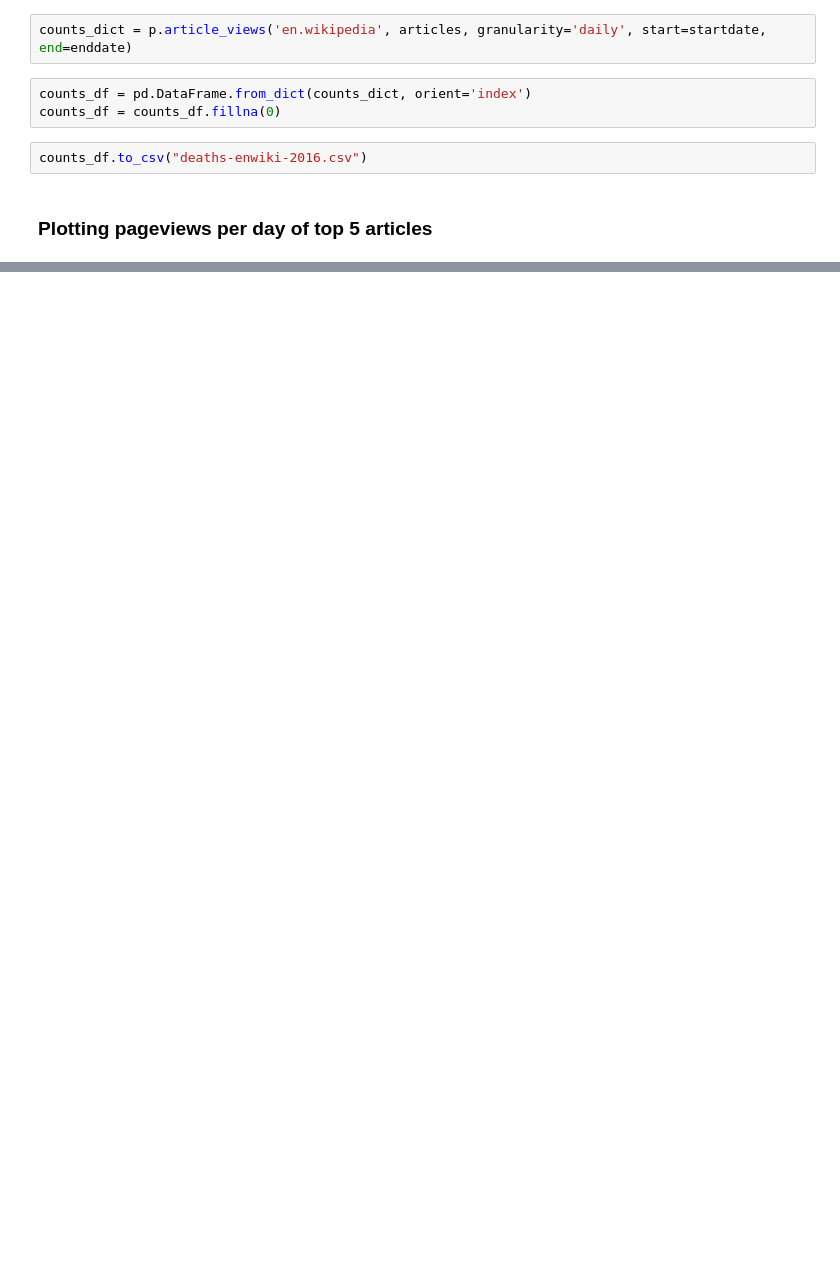
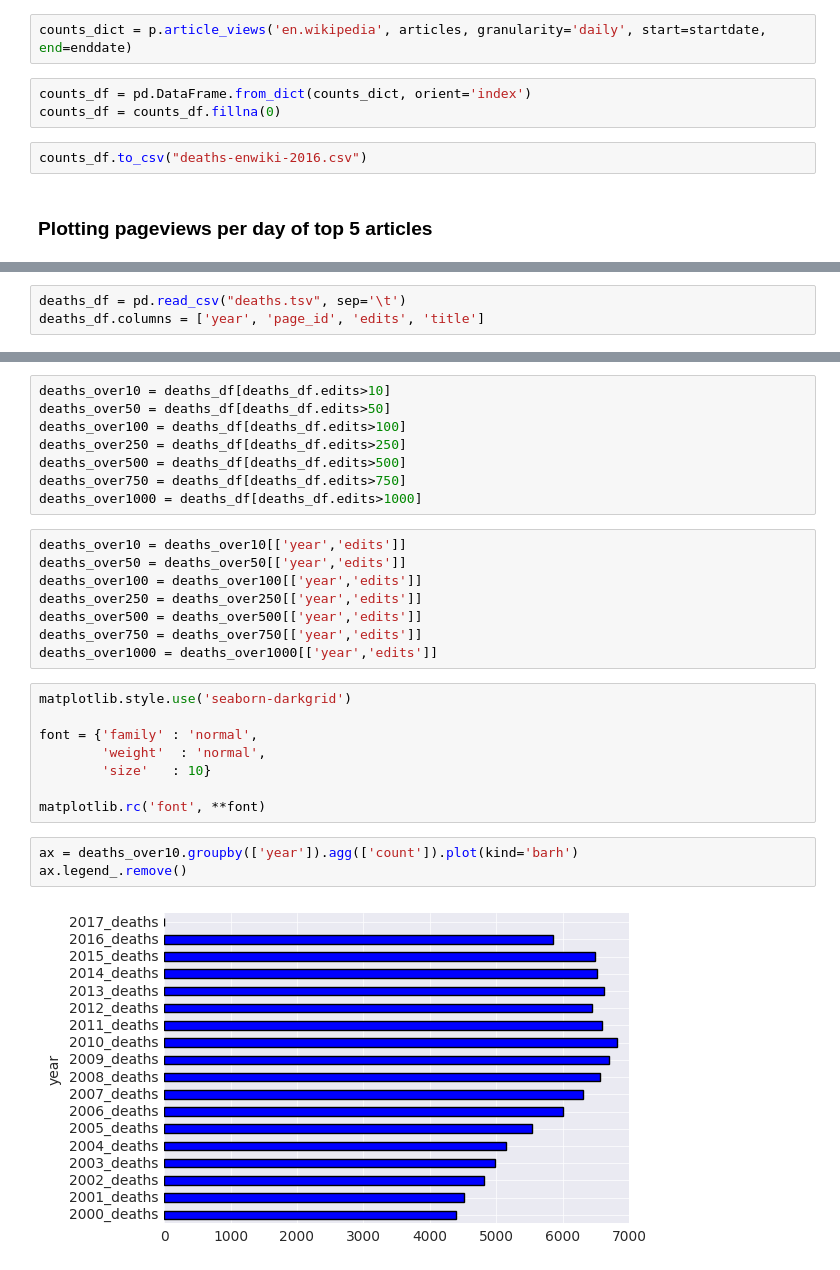
Before and after one commit to staeiou/wiki-stat-notebooks, a Jupyter notebook: deaths/deaths-enwiki-2016.ipynb, the cells around one changed output, grey strips where cells are left out. Cells and saved outputs as stored; diff of their text form; blank space fills up the shorter version.

```diff
--- a/deaths/deaths-enwiki-2016.ipynb
+++ b/deaths/deaths-enwiki-2016.ipynb
@@ -228,0 +276,3 @@ plt.legend(loc='best')
+# %%
+deaths_df = pd.read_csv("deaths.tsv", sep='\t')
+deaths_df.columns = ['year', 'page_id', 'edits', 'title']
@@ -228,0 +283,29 @@ plt.legend(loc='best')
+# %%
+deaths_over10 = deaths_df[deaths_df.edits>10]
+deaths_over50 = deaths_df[deaths_df.edits>50]
+deaths_over100 = deaths_df[deaths_df.edits>100]
+deaths_over250 = deaths_df[deaths_df.edits>250]
+deaths_over500 = deaths_df[deaths_df.edits>500]
+deaths_over750 = deaths_df[deaths_df.edits>750]
+deaths_over1000 = deaths_df[deaths_df.edits>1000]
+# %%
+deaths_over10 = deaths_over10[['year','edits']]
+deaths_over50 = deaths_over50[['year','edits']]
+deaths_over100 = deaths_over100[['year','edits']]
+deaths_over250 = deaths_over250[['year','edits']]
+deaths_over500 = deaths_over500[['year','edits']]
+deaths_over750 = deaths_over750[['year','edits']]
+deaths_over1000 = deaths_over1000[['year','edits']]
+# %%
+matplotlib.style.use('seaborn-darkgrid')
+
+font = {'family' : 'normal',
+        'weight'  : 'normal',
+        'size'   : 10}
+
+matplotlib.rc('font', **font)
+# %%
+ax = deaths_over10.groupby(['year']).agg(['count']).plot(kind='barh')
+ax.legend_.remove()
+# %% [output]
+[figure, added]
```
Also changed, not shown: parts of 56 cells of this notebook.
